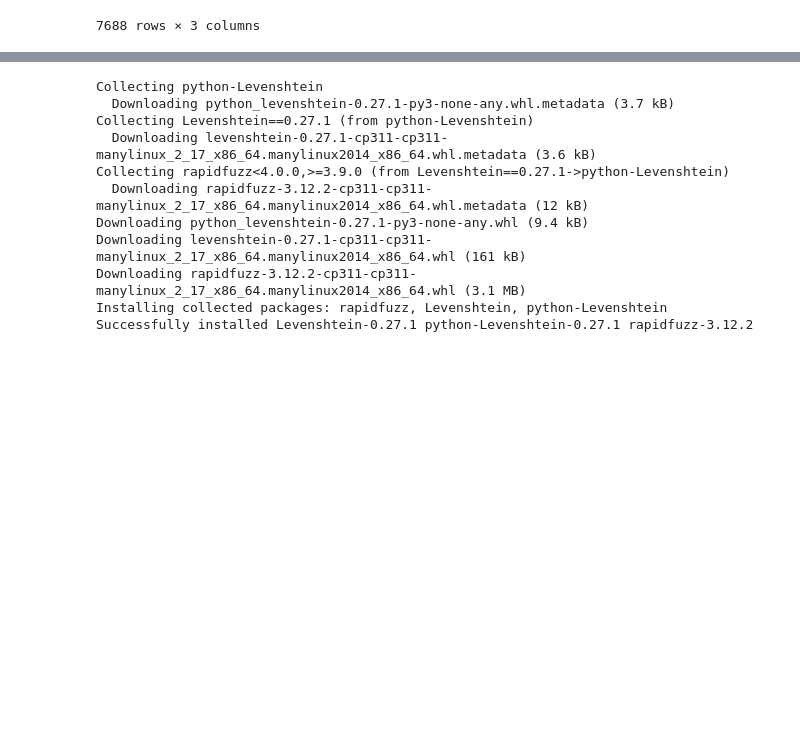
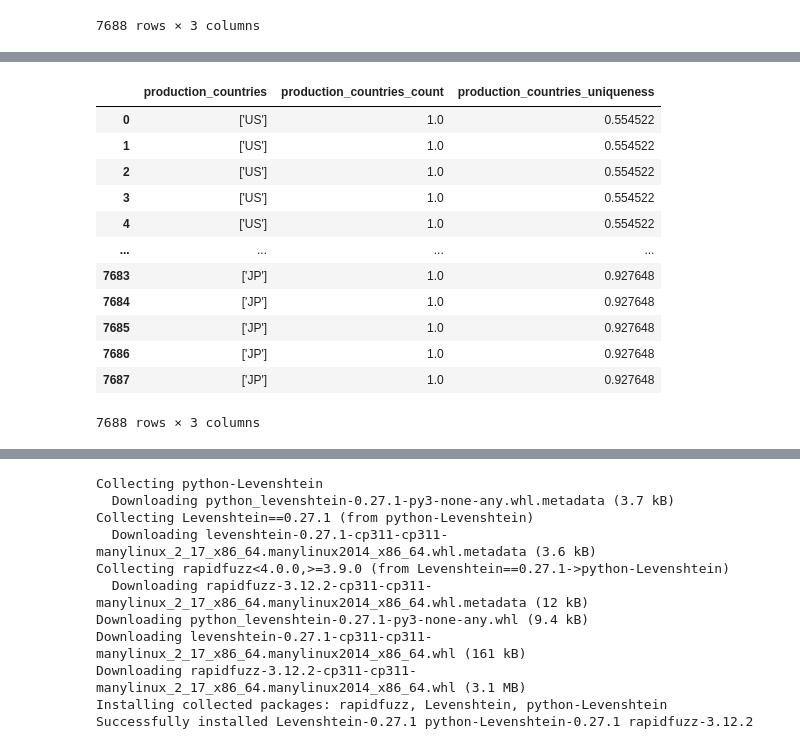
Before and after one commit to cacress/CSC442, a Jupyter notebook: (Version_2)_Data_Cleaning.ipynb, the cells around one changed output, grey strips where cells are left out. Saved outputs shown, nothing was run; the diff lists cells and outputs as text; code cells hidden in the pictures; blank space fills up the shorter version.

```diff
--- a/(Version_2)_Data_Cleaning.ipynb
+++ b/(Version_2)_Data_Cleaning.ipynb
@@ -666,0 +860,24 @@ combined_df[['production_countries', 'production_countries_count', 'production_c
+# %%
+# Using this tfidf matrix, we can compute the mean distance of any movie/show's production_countries using cosine distance
+from sklearn.metrics.pairwise import cosine_distances
+
+for i in range(len(combined_df)):
+  obs = combined_df.iloc[i]
+  distances = cosine_distances(result[i], result)
+  combined_df.loc[i, 'production_countries_uniqueness'] = distances.mean()
+
+combined_df[['production_countries', 'production_countries_count', 'production_countries_uniqueness']]
+# %% [output]
+|  | production_countries | production_countries_count | production_countries_uniqueness |
+| 0 | ['US'] | 1.0 | 0.554522 |
+| 1 | ['US'] | 1.0 | 0.554522 |
+| 2 | ['US'] | 1.0 | 0.554522 |
+| 3 | ['US'] | 1.0 | 0.554522 |
+| 4 | ['US'] | 1.0 | 0.554522 |
+| ... | ... | ... | ... |
+| 7683 | ['JP'] | 1.0 | 0.927648 |
+| 7684 | ['JP'] | 1.0 | 0.927648 |
+| 7685 | ['JP'] | 1.0 | 0.927648 |
+| 7686 | ['JP'] | 1.0 | 0.927648 |
+| 7687 | ['JP'] | 1.0 | 0.927648 |
+7688 rows × 3 columns
```
Also changed, not shown: parts of 9 cells of this notebook.
